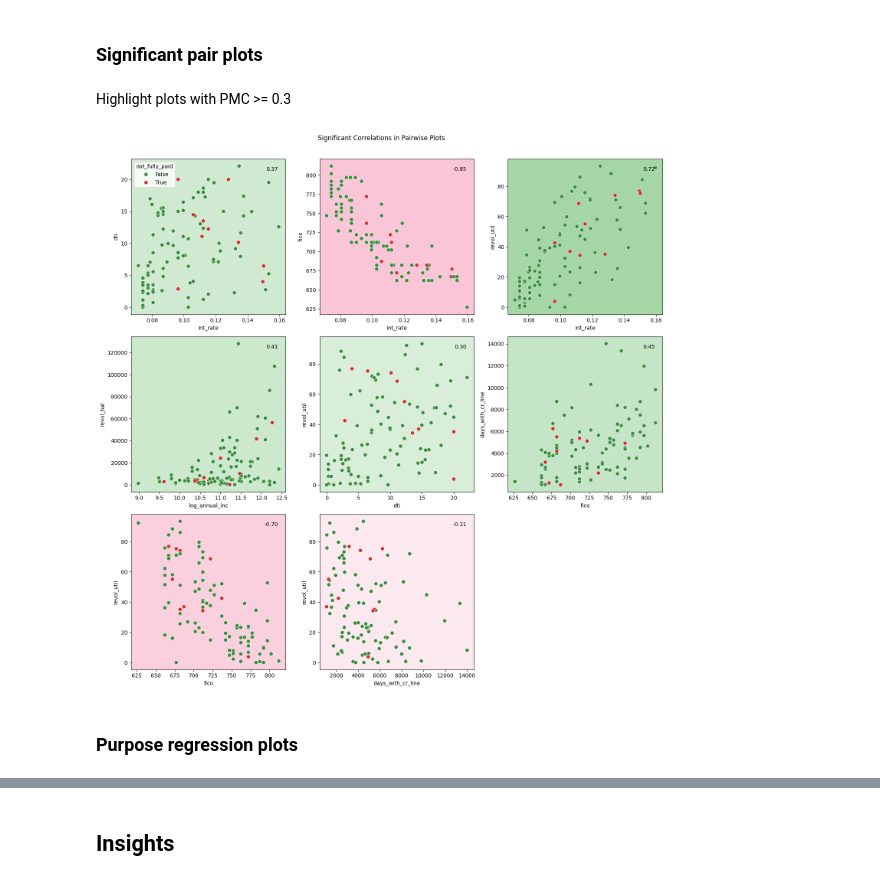
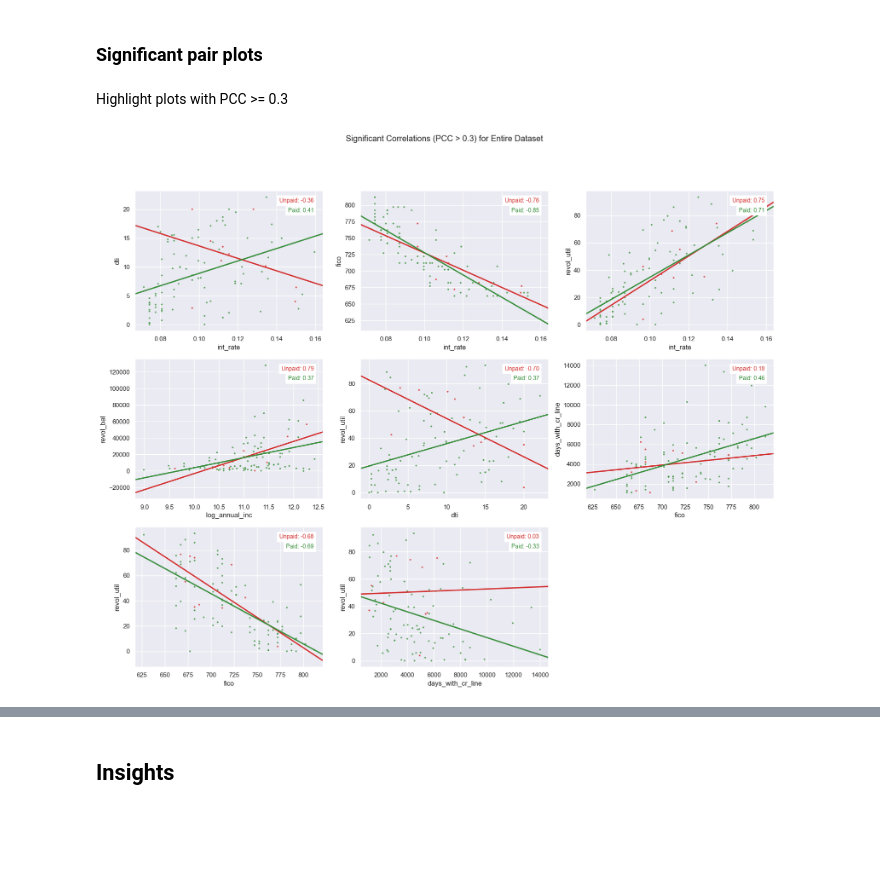
Before and after one commit to krshirkoohi/Loan-Default-Data-Analysis, a Jupyter notebook: LoanDefaultDataAnalysis.ipynb, the cells around one changed output, grey strips where cells are left out. Cells and saved outputs as stored; diff of their text form; code cells hidden in the pictures; blank space fills up the shorter version.

Commit message:
fixed correlation lines

```diff
--- a/LoanDefaultDataAnalysis.ipynb
+++ b/LoanDefaultDataAnalysis.ipynb
@@ -412,7 +460,7 @@ plt.show()
 # %% [markdown]
 ### Significant pair plots
 # %% [markdown]
-Highlight plots with PMC >= 0.3
+Highlight plots with PCC >= 0.3
 # %%
 def get_significant_correlations(data, hue):
     # Compute the correlation matrix
@@ -432,74 +480,73 @@ def get_significant_correlations(data, hue):
 
     return significant_pairs, corr_matrix
 
-def plot_significant_correlations(data, significant_pairs, hue, palette):
-    plt.style.use('default')  # Reset to default Matplotlib style
-
+def plot_significant_correlations(unpaid_status, data, significant_pairs, hue, palette):
     # Define colour mapping for the dots
     dot_palette = {True: '#d32f2f', False: '#388e3c'}  # Darker red and green
 
     # Create a single figure to collate significant graphs
     num_plots = len(significant_pairs)
     rows = int(np.ceil(num_plots / 3))
 
-    fig, axes = plt.subplots(rows, 3, figsize=(15, rows * 5), sharex=False, sharey=False)
+    fig, axes = plt.subplots(rows, 3, figsize=(20, rows * 5), sharex=False, sharey=False)
     axes = axes.flatten()
 
     # Plot significant correlations
     for i, (x, y, corr) in enumerate(significant_pairs):
         ax = axes[i]
-        sns.scatterplot(data=data, x=x, y=y, hue=hue, palette=dot_palette, ax=ax, s=50, alpha=1.0)
+        sns.scatterplot(data=data, x=x, y=y, hue=hue, palette=dot_palette, ax=ax, s=10, alpha=0.8)
 
-        # Add correlation coefficient text
-        ax.text(0.95, 0.95, f'{corr:.2f}', transform=ax.transAxes,
-                ha='right', va='top', fontsize=10, color='black')
+        if unpaid_status not in [0, 1]:
+            # Plot regression lines
+            sns.regplot(data=data[data['not_fully_paid'] == True], x=x, y=y, scatter=False, ax=ax, color=dot_palette.get(True), truncate=False, ci=0)
+            sns.regplot(data=data[data['not_fully_paid'] == False], x=x, y=y, scatter=False, ax=ax, color=dot_palette.get(False), truncate=False, ci=0)
 
-        # Set the background colour based on direction of correlation
-        if corr >= 0:
-            ax.set_facecolor('#81c784' if corr > 0 else '#ef5350')
+            # Add correlation coefficient text in the top-right corner
+            ax.text(0.95, 0.95, f'Unpaid: {data[[x, y]][data[hue] == True].corr().iloc[0, 1]:.2f}',
+                    transform=ax.transAxes, ha='right', va='top', fontsize=10, color=dot_palette.get(True), bbox=dict(facecolor='white', edgecolor='none'))
+            ax.text(0.95, 0.88, f'Paid: {data[[x, y]][data[hue] == False].corr().iloc[0, 1]:.2f}',
+                    transform=ax.transAxes, ha='right', va='top', fontsize=10, color=dot_palette.get(False), bbox=dict(facecolor='white', edgecolor='none'))
+
         else:
-            ax.set_facecolor('#c8e6c9' if corr > 0 else '#f8bbd0')
-
-
+            # Add correlation coefficient text in the top-right corner
+            ax.text(0.95, 0.95, f'{corr:.2f}', transform=ax.transAxes,
+                    ha='right', va='top', fontsize=10, color='black', bbox=dict(facecolor='white', edgecolor='none'))
 
         # Set background opacity based on correlation strength
-        ax.patch.set_alpha(abs(corr))
-
-        #if corr >= 0.5:
-        #    ax.set_facecolor('#81c784' if corr > 0 else '#ef5350')
-        #elif abs(corr) >= 0.3:
-        #    ax.set_facecolor('#a5d6a7' if corr > 0 else '#f48fb1')
-        #else:
-        #    ax.set_facecolor('#c8e6c9' if corr > 0 else '#f8bbd0')
-
-        # Ensure background colour is applied consistently
-        #ax.patch.set_alpha(0.3)  # Light transparency
+        #ax.patch.set_alpha(abs(corr))
 
         # Remove legend from all but the first plot
-        if i != 0:
-            ax.get_legend().remove()
+        #if i != 0:
+        ax.get_legend().remove()
 
     # Hide any unused subplots
     for ax in axes[num_plots:]:
         ax.axis('off')
 
-    plt.suptitle('Significant Correlations in Pairwise Plots', y=0.97)
-    plt.tight_layout(rect=[0, 0, 1, 0.96])
+    if unpaid_status == 1:
+        plt.suptitle('Significant Correlations for Paid Loans', y=0.97)
+    elif unpaid_status == 0:
+        plt.suptitle('Significant Correlations for Unpaid Loans', y=0.97)
+    else:
+        plt.suptitle('Significant Correlations (PCC > 0.3) for Entire Dataset', y=0.97)
+
     plt.show()
 
 # Define colour palette for 'True' and 'False'
 palette = {True: '#ff9999', False: '#99ff99'}  # Pastel red and green
 
 # Get significant correlations
+#significant_pairs, corr_matrix = get_significant_correlations(df[df['not_fully_paid']==False], hue='not_fully_paid')
+#filtered_pairs = [(x, y, corr) for x, y, corr in significant_pairs if len(df[x].unique()) > 10 and len(df[y].unique()) > 10]
+#plot_significant_correlations(0, df[df['not_fully_paid']==False], filtered_pairs, hue='not_fully_paid', palette=palette)
+
+#significant_pairs, corr_matrix = get_significant_correlations(df[df['not_fully_paid']==True], hue='not_fully_paid')
+#filtered_pairs = [(x, y, corr) for x, y, corr in significant_pairs if len(df[x].unique()) > 10 and len(df[y].unique()) > 10]
+#plot_significant_correlations(1, df[df['not_fully_paid']==True], filtered_pairs, hue='not_fully_paid', palette=palette)
+
+
 significant_pairs, corr_matrix = get_significant_correlations(df, hue='not_fully_paid')
-
-# Filter out uninformative graphs
-filtered_pairs = [(x, y, corr) for x, y, corr in significant_pairs
-                  if len(df[x].unique()) > 10 and len(df[y].unique()) > 10]
-
-# Plot the significant correlations
-plot_significant_correlations(df, filtered_pairs, hue='not_fully_paid', palette=palette)
+filtered_pairs = [(x, y, corr) for x, y, corr in significant_pairs if len(df[x].unique()) > 10 and len(df[y].unique()) > 10]
+plot_significant_correlations(-1, df, filtered_pairs, hue='not_fully_paid', palette=palette)
 # %% [output]
-[figure, old version]
+[figure, new version]
-# %% [markdown]
-### Purpose regression plots
```
Also changed, not shown: parts of 3 cells of this notebook.
